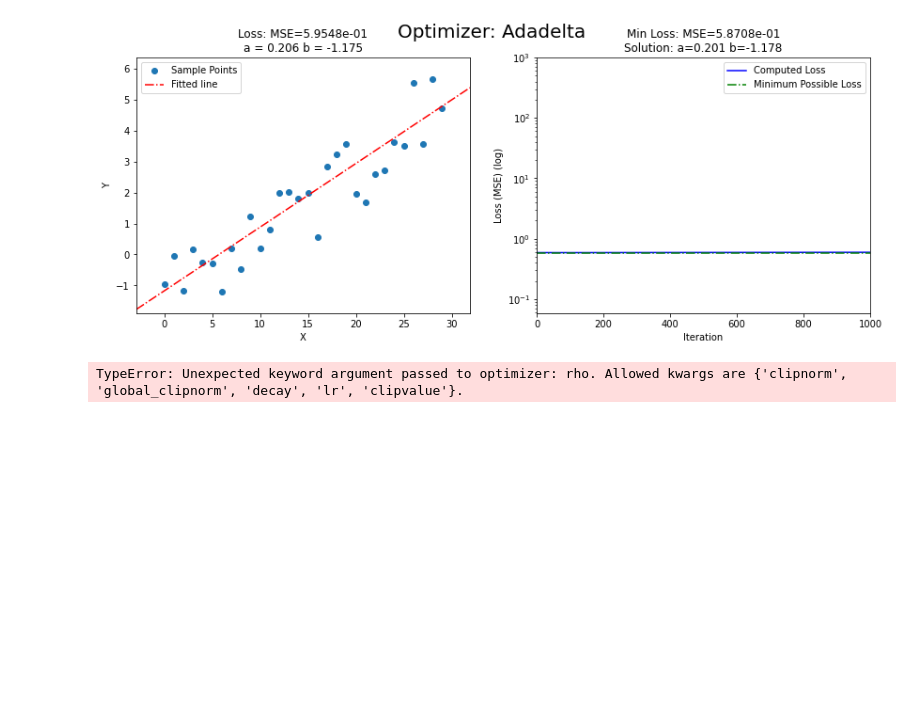
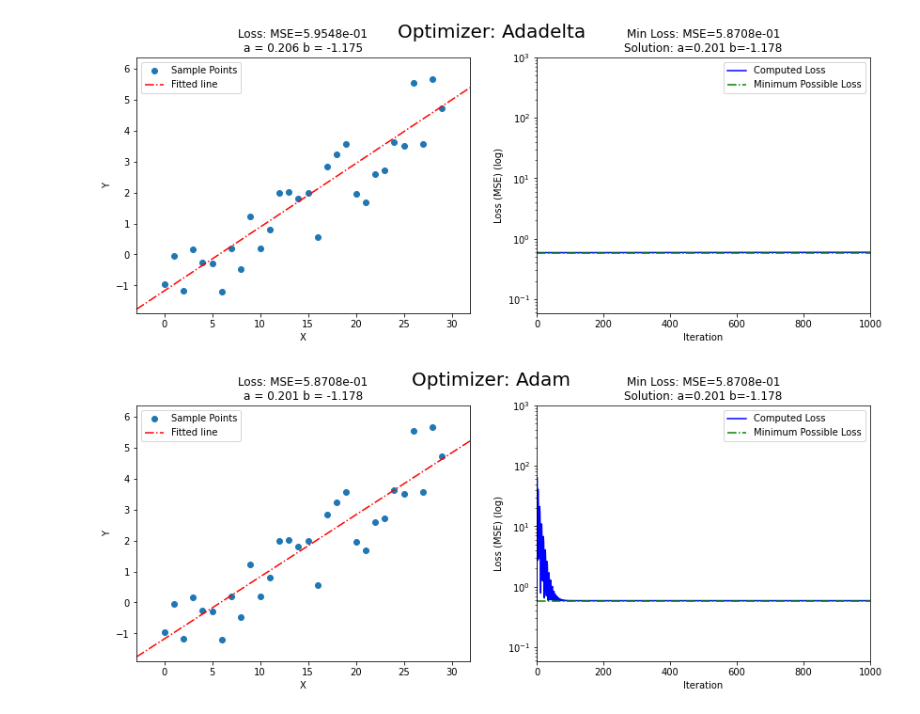
Before and after one commit to imdinu/onboarding-ml, a Jupyter notebook: 04. Tensorflow Intro/tensorflow-intro.ipynb, the cells around one changed output. Cells and saved outputs as stored; diff of their text form; code cells hidden in the pictures; blank space fills up the shorter version.

```diff
--- a/04. Tensorflow Intro/tensorflow-intro.ipynb
+++ b/04. Tensorflow Intro/tensorflow-intro.ipynb
@@ -431,6 +431,6 @@ run_simulation(tf.optimizers.Adadelta(learning_rate=1.0, rho=0.95), N_STEPS=1000
 # %% [output]
 [figure]
 # %%
-run_simulation(tf.optimizers.Adam(learning_rate=0.1, rho=0.95), N_STEPS=1000, a_start=a, b_start=b)
+run_simulation(tf.optimizers.Adam(learning_rate=0.5), N_STEPS=1000, a_start=a, b_start=b)
 # %% [output]
-TypeError: Unexpected keyword argument passed to optimizer: rho. Allowed kwargs are {'clipnorm', 'global_clipnorm', 'decay', 'lr', 'clipvalue'}.
+[figure, added]
```
Also changed, not shown: parts of 2 cells of this notebook.
